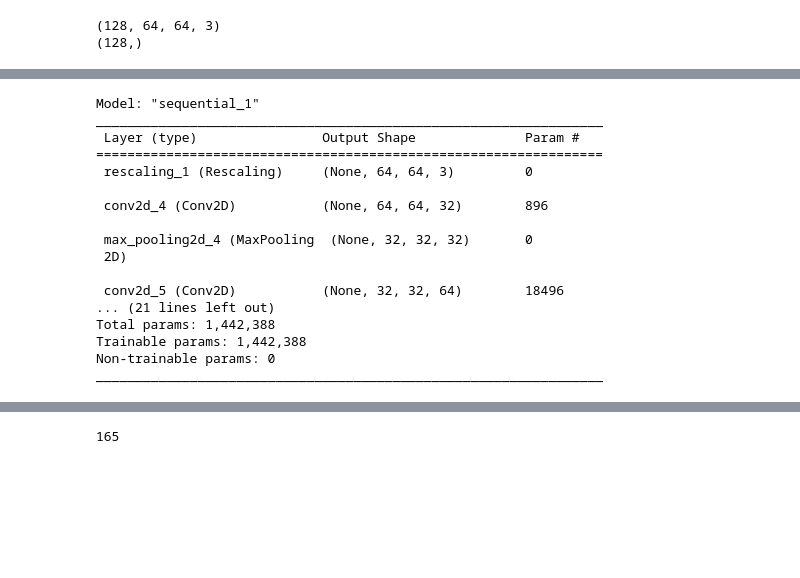
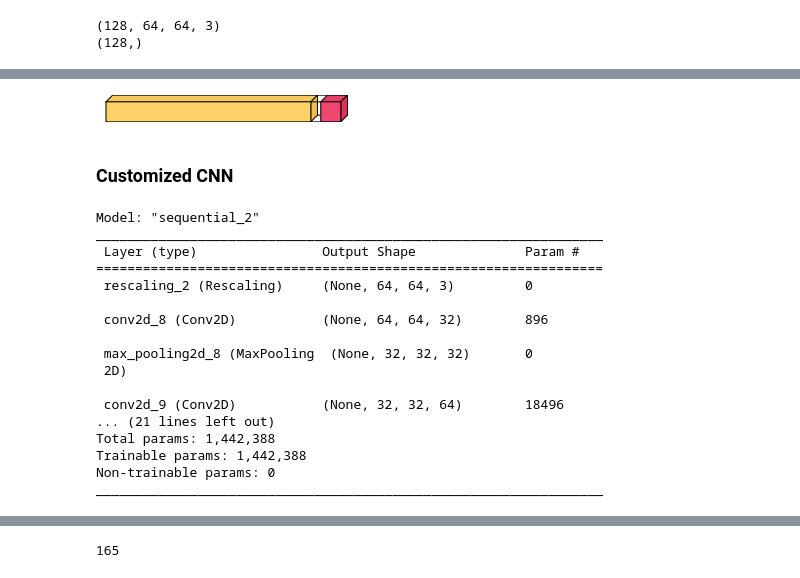
Before and after one commit to xinpyu/cs230, a Jupyter notebook: chinese-calligraphy-tensorflow.ipynb, the cells around one changed output, grey strips where cells are left out. Drawn from its saved outputs; the diff is of its cells as text; code cells hidden in the pictures; blank space fills up the shorter version.

```diff
--- a/chinese-calligraphy-tensorflow.ipynb
+++ b/chinese-calligraphy-tensorflow.ipynb
@@ -110,0 +186,20 @@ for image_batch, labels_batch in train_ds:
+# %%
+model1 = tf.keras.Sequential()
+
+base_model = ResNet50(include_top = False, pooling = 'avg', weights = resnet_weights_path)
+
+model1.add(base_model)
+
+model1.add(tf.keras.layers.Dense(20))
+
+base_model.trainable = True
+
+# Fine-tune from this layer onwards
+fine_tune_at = 150
+
+for layer in base_model.layers[:fine_tune_at]:
+  layer.trainable = False
+
+for layer in base_model.layers:
+    if "BatchNormalization" in layer.__class__.__name__:
+        layer.trainable = False
@@ -111 +289,9 @@ for image_batch, labels_batch in train_ds:
+# %%
+import visualkeras
+visualkeras.layered_view(model1)
+# %% [output]
+[figure, added]
+# %% [markdown]
+<a name='1'></a>
+### Customized CNN
 # %%
@@ -132,18 +318,18 @@ model.compile(
 # %%
-model.summary()
+model2.summary()
 # %% [output]
-Model: "sequential_1"
+Model: "sequential_2"
 _________________________________________________________________
  Layer (type)                Output Shape              Param #
 =================================================================
- rescaling_1 (Rescaling)     (None, 64, 64, 3)         0
+ rescaling_2 (Rescaling)     (None, 64, 64, 3)         0
 
- conv2d_4 (Conv2D)           (None, 64, 64, 32)        896
+ conv2d_8 (Conv2D)           (None, 64, 64, 32)        896
 
- max_pooling2d_4 (MaxPooling  (None, 32, 32, 32)       0
+ max_pooling2d_8 (MaxPooling  (None, 32, 32, 32)       0
  2D)
 
- conv2d_5 (Conv2D)           (None, 32, 32, 64)        18496
+ conv2d_9 (Conv2D)           (None, 32, 32, 64)        18496
 ... (21 lines left out)
 Total params: 1,442,388
 Trainable params: 1,442,388
```
Also changed, not shown: parts of 48 cells of this notebook.
